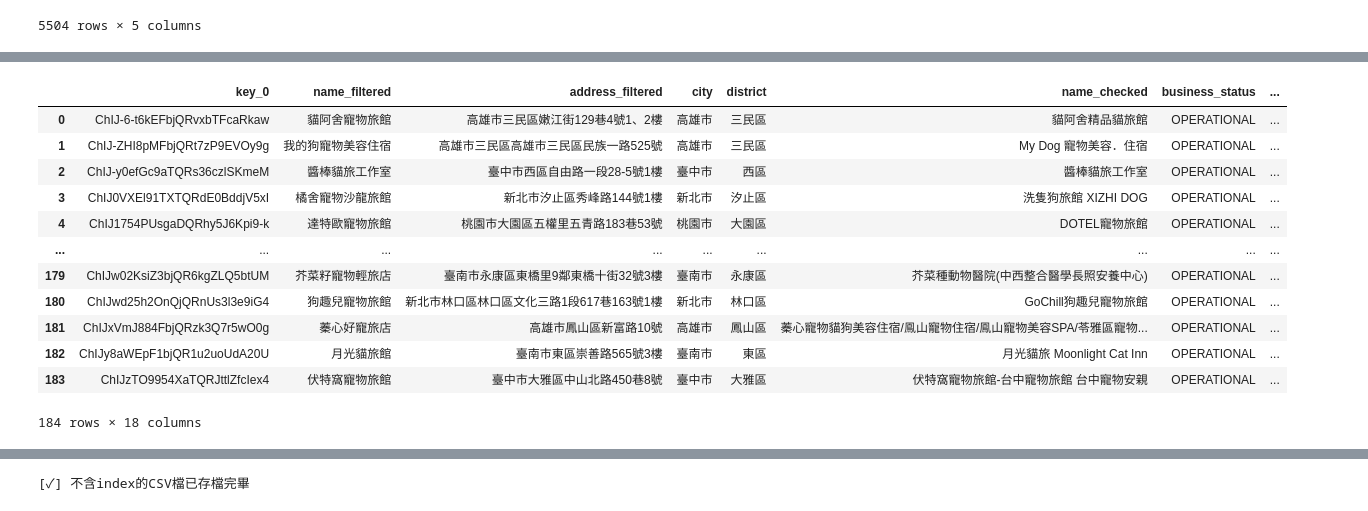
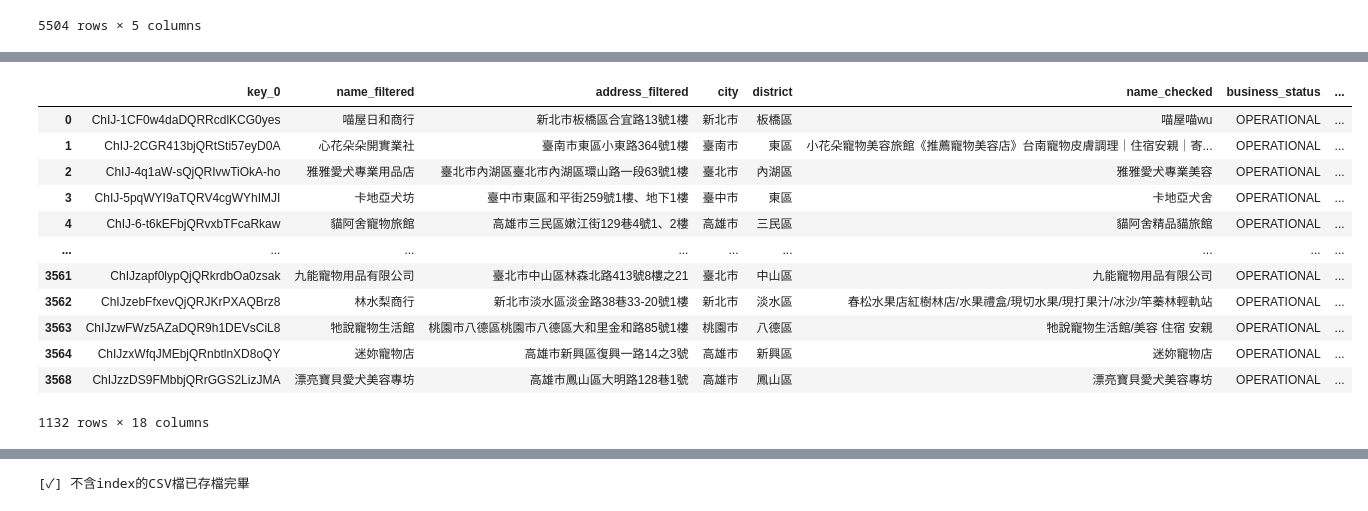
Before and after one commit to refinism-B/TJR103-Group-1-Project, a Jupyter notebook: code/2_arthur/notebook/pet_hotel_etl.ipynb, the cells around one changed output, grey strips where cells are left out. Saved outputs shown, nothing was run; the diff lists cells and outputs as text; code cells hidden in the pictures.

```diff
--- a/code/2_arthur/notebook/pet_hotel_etl.ipynb
+++ b/code/2_arthur/notebook/pet_hotel_etl.ipynb
@@ -53,7 +55,9 @@ df_filtered
 # %%
 # busitem = C表示寄養，state_flag = N表示營業中
 df_filtered = df_filtered[
-    (df_filtered["busitem"].str.contains("C")) & (df_filtered["state_flag"] == "N")
+    (~df_filtered["busitem"].str.contains("A", na=False))
+    & (df_filtered["busitem"].str.contains("C", na=False))
+    & (df_filtered["state_flag"] == "N")
 ]
 df_filtered
 # %% [output]
@@ -104,4 +107,0 @@ See the caveats in the documentation: https://pandas.pydata.org/pandas-docs/stab
-# %%
-# 搜尋名字有旅、住、宿的資料
-df_filtered = df_filtered[df_filtered["legalname"].str.contains("旅|住|宿", regex=True)]
-df_filtered
@@ -190,3 +177,5 @@ df_filtered
+# %%
+df_filtered = df_filtered.dropna(subset="place_id")
 # %%
 # 透過place_id找到詳細資料
 result = []
@@ -210,0 +200,3 @@ df_checked
+# %%
+df_checked = df_checked.dropna(subset="place_id")
+df_checked
@@ -211,24 +217,25 @@ df_checked
 # %%
 df_merged = df_filtered.merge(
     df_checked,
     how="outer",
     left_on=df_filtered["place_id"],
     right_on=df_checked["place_id"],
     suffixes=["_filtered", "_checked"]
 )
 df_merged = df_merged.drop(columns=["place_id_filtered", "place_id_checked"])
+df_merged = df_merged.drop_duplicates(subset="key_0")
 df_merged
 # %% [output]
 |  | key_0 | name_filtered | address_filtered | city | district | name_checked | business_status | ... |
-| 0 | ChIJ-6-t6kEFbjQRvxbTFcaRkaw | 貓阿舍寵物旅館 | 高雄市三民區嫩江街129巷4號1、2樓 | 高雄市 | 三民區 | 貓阿舍精品貓旅館 | OPERATIONAL | ... |
-| 1 | ChIJ-ZHI8pMFbjQRt7zP9EVOy9g | 我的狗寵物美容住宿 | 高雄市三民區高雄市三民區民族一路525號 | 高雄市 | 三民區 | My Dog 寵物美容．住宿 | OPERATIONAL | ... |
-| 2 | ChIJ-y0efGc9aTQRs36czlSKmeM | 醬棒貓旅工作室 | 臺中市西區自由路一段28-5號1樓 | 臺中市 | 西區 | 醬棒貓旅工作室 | OPERATIONAL | ... |
-| 3 | ChIJ0VXEl91TXTQRdE0BddjV5xI | 橘舍寵物沙龍旅館 | 新北市汐止區秀峰路144號1樓 | 新北市 | 汐止區 | 洗隻狗旅館 XIZHI DOG | OPERATIONAL | ... |
-| 4 | ChIJ1754PUsgaDQRhy5J6Kpi9-k | 達特歐寵物旅館 | 桃園市大園區五權里五青路183巷53號 | 桃園市 | 大園區 | DOTEL寵物旅館 | OPERATIONAL | ... |
+| 0 | ChIJ-1CF0w4daDQRRcdlKCG0yes | 喵屋日和商行 | 新北市板橋區合宜路13號1樓 | 新北市 | 板橋區 | 喵屋喵wu | OPERATIONAL | ... |
+| 1 | ChIJ-2CGR413bjQRtSti57eyD0A | 心花朵朵開實業社 | 臺南市東區小東路364號1樓 | 臺南市 | 東區 | 小花朵寵物美容旅館《推薦寵物美容店》台南寵物皮膚調理｜住宿安親｜寄... | OPERATIONAL | ... |
+| 2 | ChIJ-4q1aW-sQjQRIvwTiOkA-ho | 雅雅愛犬專業用品店 | 臺北市內湖區臺北市內湖區環山路一段63號1樓 | 臺北市 | 內湖區 | 雅雅愛犬專業美容 | OPERATIONAL | ... |
+| 3 | ChIJ-5pqWYI9aTQRV4cgWYhIMJI | 卡地亞犬坊 | 臺中市東區和平街259號1樓、地下1樓 | 臺中市 | 東區 | 卡地亞犬舍 | OPERATIONAL | ... |
+| 4 | ChIJ-6-t6kEFbjQRvxbTFcaRkaw | 貓阿舍寵物旅館 | 高雄市三民區嫩江街129巷4號1、2樓 | 高雄市 | 三民區 | 貓阿舍精品貓旅館 | OPERATIONAL | ... |
 | ... | ... | ... | ... | ... | ... | ... | ... | ... |
-| 179 | ChIJw02KsiZ3bjQR6kgZLQ5btUM | 芥菜籽寵物輕旅店 | 臺南市永康區東橋里9鄰東橋十街32號3樓 | 臺南市 | 永康區 | 芥菜種動物醫院(中西整合醫學長照安養中心) | OPERATIONAL | ... |
-| 180 | ChIJwd25h2OnQjQRnUs3l3e9iG4 | 狗趣兒寵物旅館 | 新北市林口區林口區文化三路1段617巷163號1樓 | 新北市 | 林口區 | GoChill狗趣兒寵物旅館 | OPERATIONAL | ... |
-| 181 | ChIJxVmJ884FbjQRzk3Q7r5wO0g | 蓁心好寵旅店 | 高雄市鳳山區新富路10號 | 高雄市 | 鳳山區 | 蓁心寵物貓狗美容住宿/鳯山寵物住宿/鳯山寵物美容SPA/苓雅區寵物... | OPERATIONAL | ... |
-| 182 | ChIJy8aWEpF1bjQR1u2uoUdA20U | 月光貓旅館 | 臺南市東區崇善路565號3樓 | 臺南市 | 東區 | 月光貓旅 Moonlight Cat Inn | OPERATIONAL | ... |
-| 183 | ChIJzTO9954XaTQRJttlZfcIex4 | 伏特窩寵物旅館 | 臺中市大雅區中山北路450巷8號 | 臺中市 | 大雅區 | 伏特窩寵物旅館-台中寵物旅館 台中寵物安親 | OPERATIONAL | ... |
+| 3561 | ChIJzapf0lypQjQRkrdbOa0zsak | 九能寵物用品有限公司 | 臺北市中山區林森北路413號8樓之21 | 臺北市 | 中山區 | 九能寵物用品有限公司 | OPERATIONAL | ... |
+| 3562 | ChIJzebFfxevQjQRJKrPXAQBrz8 | 林水梨商行 | 新北市淡水區淡金路38巷33-20號1樓 | 新北市 | 淡水區 | 春松水果店紅樹林店/水果禮盒/現切水果/現打果汁/冰沙/竿蓁林輕軌站 | OPERATIONAL | ... |
+| 3563 | ChIJzwFWz5AZaDQR9h1DEVsCiL8 | 牠說寵物生活館 | 桃園市八德區桃園市八德區大和里金和路85號1樓 | 桃園市 | 八德區 | 牠說寵物生活館/美容 住宿 安親 | OPERATIONAL | ... |
+| 3564 | ChIJzxWfqJMEbjQRnbtlnXD8oQY | 迷妳寵物店 | 高雄市新興區復興一路14之3號 | 高雄市 | 新興區 | 迷妳寵物店 | OPERATIONAL | ... |
+| 3568 | ChIJzzDS9FMbbjQRrGGS2LizJMA | 漂亮寶貝愛犬美容專坊 | 高雄市鳳山區大明路128巷1號 | 高雄市 | 鳳山區 | 漂亮寶貝愛犬美容專坊 | OPERATIONAL | ... |
-184 rows × 18 columns
+1132 rows × 18 columns
```
Also changed, not shown: parts of 22 cells of this notebook, 2 other files.
